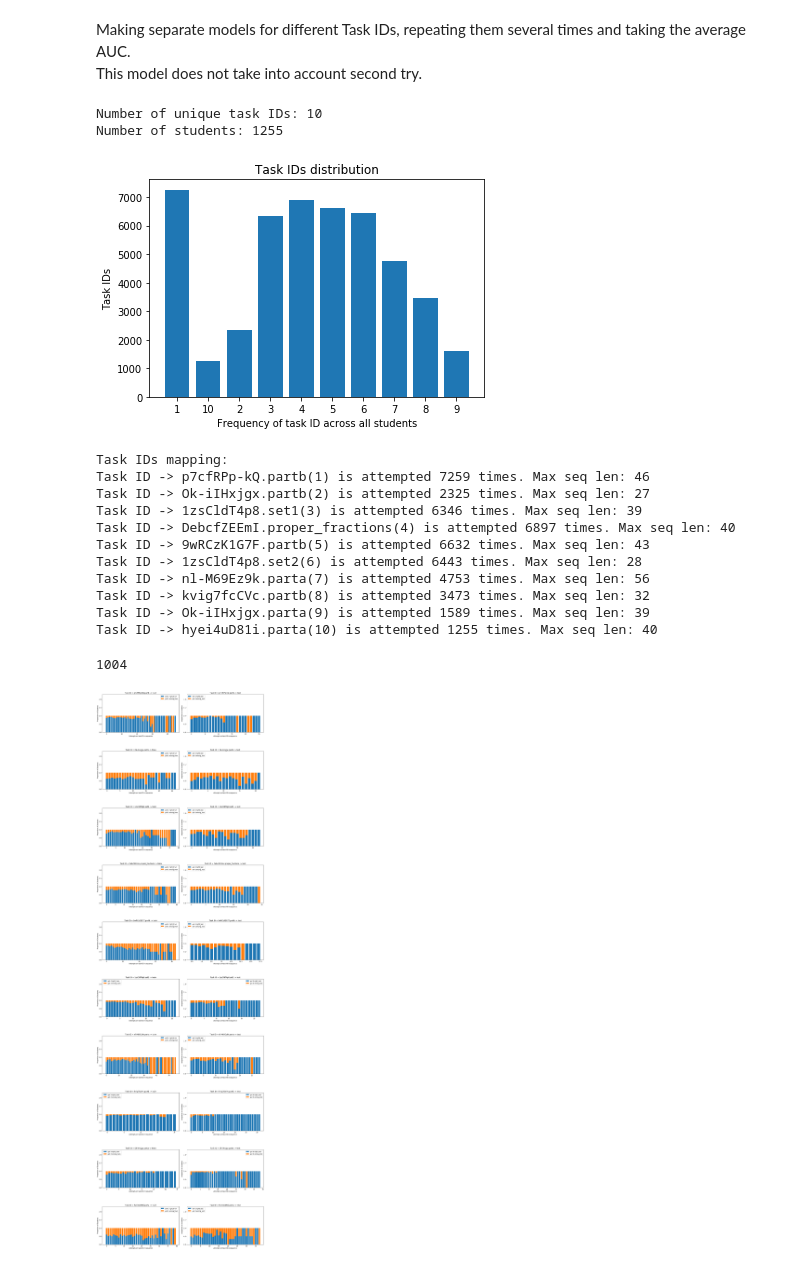
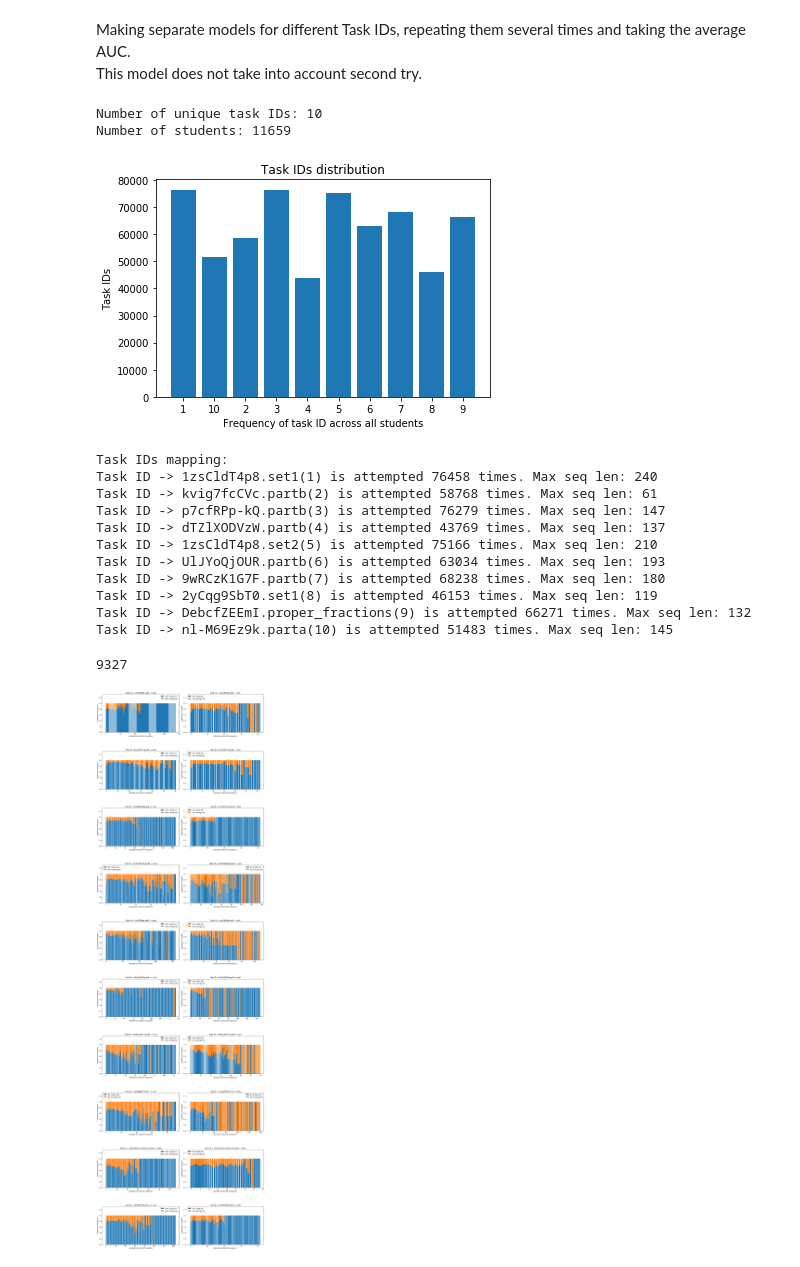
Before and after one commit to aroraakshit/deep_knowledge_tracing, a Jupyter notebook: notebooks/separate_models.ipynb, the cells around one changed output. Drawn from its saved outputs; the diff is of its cells as text; code cells hidden in the pictures.

```diff
--- a/notebooks/separate_models.ipynb
+++ b/notebooks/separate_models.ipynb
@@ -15,8 +15,8 @@ import matplotlib.pyplot as plt
 # %%
 filepath = "../data/student_vectors_n_task_10_n_limit_10000.json"
 filepath2 = "../../../student_vectors_n_task_10_n_limit_100000.json"
-student_vectors = json.load(open(filepath))
-student_vectors2 = json.load(open(filepath2))
+student_vectors2 = json.load(open(filepath))
+student_vectors = json.load(open(filepath2))
 # %%
 task_ids = []
 for i in student_vectors:
@@ -27,7 +27,7 @@ print("Number of unique task IDs: " + str(len(task_ids)))
 print("Number of students: " + str(len(student_vectors)))
 # %% [output]
 Number of unique task IDs: 10
-Number of students: 1255
+Number of students: 11659
 # %%
 #frequency distribution of taskids
 cnt2 = Counter()
@@ -62,23 +62,23 @@ print("Task IDs mapping: ")
 for i in another_2:
     print("Task ID -> "+str(i)+"("+str(another_2[i])+") is attempted " + str(cnt2[another_2[i]]) + " times." + " Max seq len: "+str(max(seqlen_tasks[i])))
 # %% [output]
-[figure, old version]
+[figure, new version]
 Task IDs mapping:
-Task ID -> p7cfRPp-kQ.partb(1) is attempted 7259 times. Max seq len: 46
-Task ID -> Ok-iIHxjgx.partb(2) is attempted 2325 times. Max seq len: 27
-Task ID -> 1zsCldT4p8.set1(3) is attempted 6346 times. Max seq len: 39
-Task ID -> DebcfZEEmI.proper_fractions(4) is attempted 6897 times. Max seq len: 40
-Task ID -> 9wRCzK1G7F.partb(5) is attempted 6632 times. Max seq len: 43
-Task ID -> 1zsCldT4p8.set2(6) is attempted 6443 times. Max seq len: 28
-Task ID -> nl-M69Ez9k.parta(7) is attempted 4753 times. Max seq len: 56
-Task ID -> kvig7fcCVc.partb(8) is attempted 3473 times. Max seq len: 32
-Task ID -> Ok-iIHxjgx.parta(9) is attempted 1589 times. Max seq len: 39
-Task ID -> hyei4uD81i.parta(10) is attempted 1255 times. Max seq len: 40
+Task ID -> 1zsCldT4p8.set1(1) is attempted 76458 times. Max seq len: 240
+Task ID -> kvig7fcCVc.partb(2) is attempted 58768 times. Max seq len: 61
+Task ID -> p7cfRPp-kQ.partb(3) is attempted 76279 times. Max seq len: 147
+Task ID -> dTZlXODVzW.partb(4) is attempted 43769 times. Max seq len: 137
+Task ID -> 1zsCldT4p8.set2(5) is attempted 75166 times. Max seq len: 210
+Task ID -> UlJYoQjOUR.partb(6) is attempted 63034 times. Max seq len: 193
+Task ID -> 9wRCzK1G7F.partb(7) is attempted 68238 times. Max seq len: 180
+Task ID -> 2yCqg9SbT0.set1(8) is attempted 46153 times. Max seq len: 119
+Task ID -> DebcfZEEmI.proper_fractions(9) is attempted 66271 times. Max seq len: 132
+Task ID -> nl-M69Ez9k.parta(10) is attempted 51483 times. Max seq len: 145
 # %%
 split = int(0.8*len(student_vectors))
 print(split)
 # %% [output]
-1004
+9327
 # %%
 proportion_right_train = {}
 proportion_right_test = {}
@@ -137,31 +137,31 @@ for k in another_2:
 # %%
 fig, axs = plt.subplots(10,2, figsize=(20, 70), facecolor='w', edgecolor='k')
 fig.subplots_adjust(hspace = .5, wspace=0.10)
 
 axs = axs.ravel()
 for i,value in enumerate(another_2):
     N = max(seqlen_tasks[value])
     ind = np.arange(N)
     for k in ['train','test']:
         if(k=='train'):
             axs[2*i].bar(ind,proportion_right_train[value],label="got it right_train")
             axs[2*i].bar(ind,proportion_wrong_train[value],bottom = proportion_right_train[value],label="got it wrong_train")
-            axs[2*i].set_ylim(0,2.31)
+            axs[2*i].set_ylim(0,1.31)
             axs[2*i].legend(loc="best")
             axs[2*i].set_xlabel("Attempts on task ID in sequence")
             axs[2*i].set_ylabel("Proportion of Students")
             axs[2*i].set_title("Task ID = "+str(value) + " -> " + str(k))
         else:
             axs[2*i+1].bar(ind,proportion_right_test[value],label="got it right_test")
             axs[2*i+1].bar(ind,proportion_wrong_test[value],bottom = proportion_right_test[value],label="got it wrong_test")
-            axs[2*i+1].set_ylim(0,2.31)
+            axs[2*i+1].set_ylim(0,1.31)
             axs[2*i+1].legend(loc="best")
             axs[2*i+1].set_xlabel("Attempts on task ID in sequence")
             axs[2*i+1].set_ylabel("Proportion of Students")
             axs[2*i+1].set_title("Task ID = "+str(value) + " -> " + str(k))
 plt.savefig('proportions_right_wrong.png')
 # %% [output]
-[figure, old version]
+[figure, new version]
 # %%
 fig, axs = plt.subplots(10,2, figsize=(20, 70), facecolor='w', edgecolor='k')
 fig.subplots_adjust(hspace = .5, wspace=0.1)
```
Also changed, not shown: parts of 4 cells of this notebook, 4 other files.
